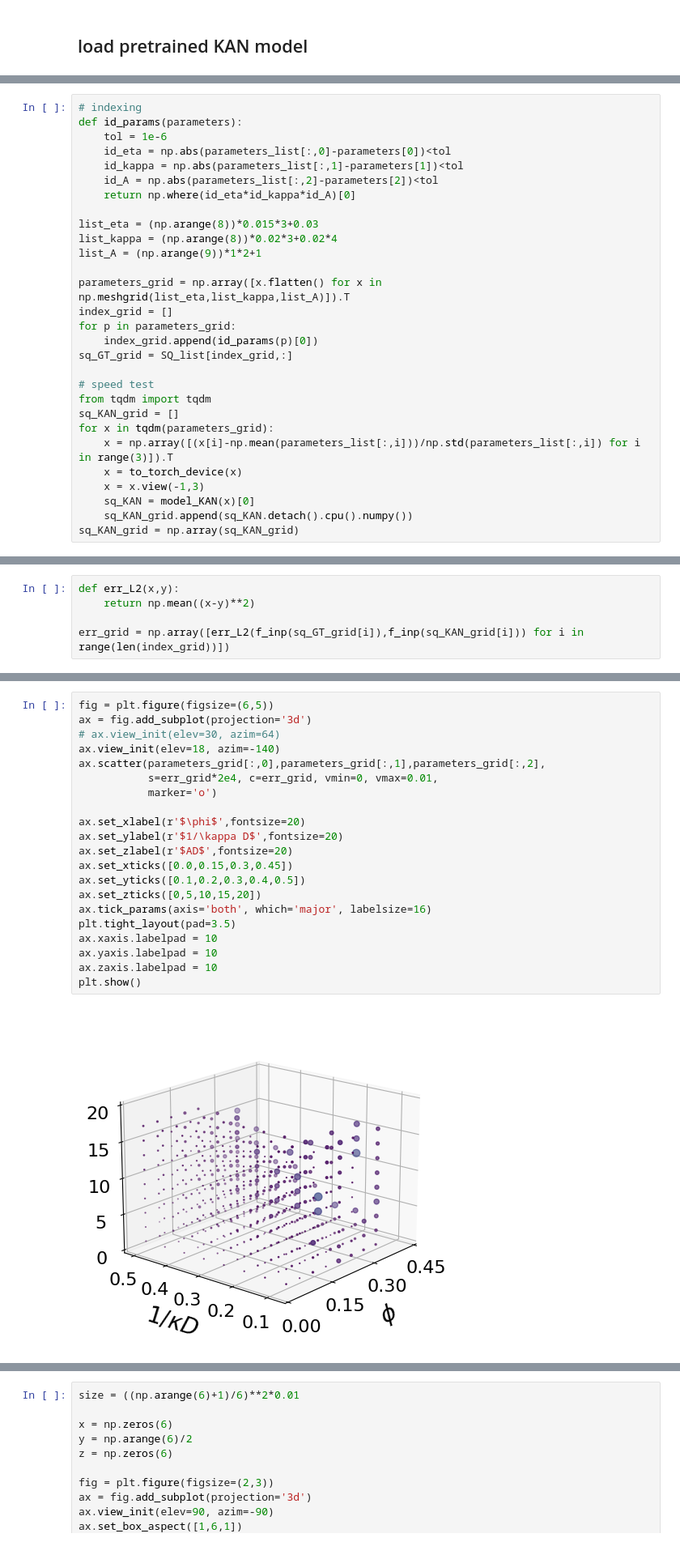
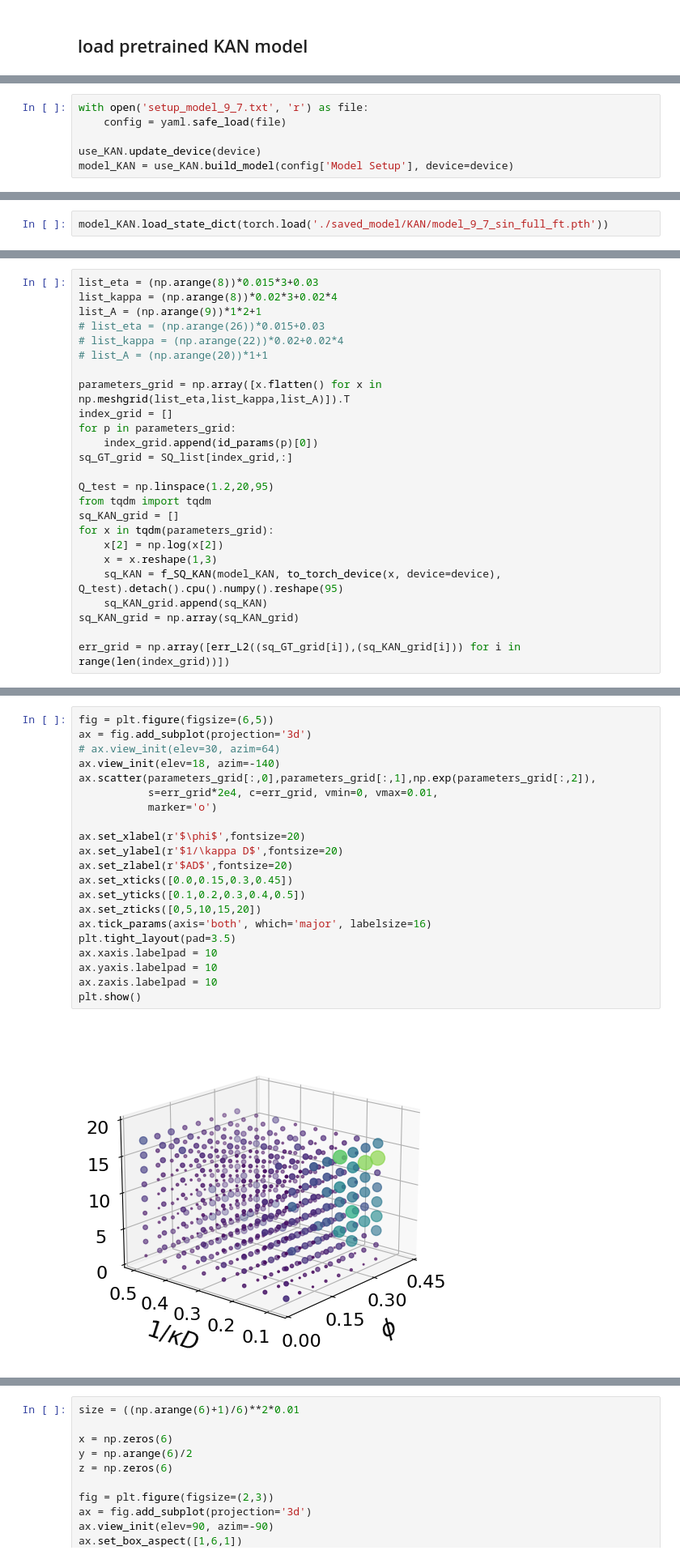
Before and after one commit to ch-tung/SQ_KAN, a Jupyter notebook: benchmark_KAN.ipynb, the cells around one changed output, grey strips where cells are left out. Shown at 81% size. Cells and saved outputs as stored; diff of their text form.

```diff
--- a/benchmark_KAN.ipynb
+++ b/benchmark_KAN.ipynb
@@ -219,0 +115,6 @@ model_test = model_KAN.kan
+# %%
+with open('setup_model_9_7.txt', 'r') as file:
+    config = yaml.safe_load(file)
+
+use_KAN.update_device(device)
+model_KAN = use_KAN.build_model(config['Model Setup'], device=device)
@@ -219,0 +128,2 @@ model_test = model_KAN.kan
+# %%
+model_KAN.load_state_dict(torch.load('./saved_model/KAN/model_9_7_sin_full_ft.pth'))
@@ -220,15 +195,10 @@ model_test = model_KAN.kan
 # %%
-# indexing
-def id_params(parameters):
-    tol = 1e-6
-    id_eta = np.abs(parameters_list[:,0]-parameters[0])<tol
-    id_kappa = np.abs(parameters_list[:,1]-parameters[1])<tol
-    id_A = np.abs(parameters_list[:,2]-parameters[2])<tol
-    return np.where(id_eta*id_kappa*id_A)[0]
-
 list_eta = (np.arange(8))*0.015*3+0.03
 list_kappa = (np.arange(8))*0.02*3+0.02*4
 list_A = (np.arange(9))*1*2+1
+# list_eta = (np.arange(26))*0.015+0.03
+# list_kappa = (np.arange(22))*0.02+0.02*4
+# list_A = (np.arange(20))*1+1
 
 parameters_grid = np.array([x.flatten() for x in np.meshgrid(list_eta,list_kappa,list_A)]).T
 index_grid = []
@@ -236,13 +206,14 @@ for p in parameters_grid:
     index_grid.append(id_params(p)[0])
 sq_GT_grid = SQ_list[index_grid,:]
 
-# speed test
+Q_test = np.linspace(1.2,20,95)
 from tqdm import tqdm
 sq_KAN_grid = []
 for x in tqdm(parameters_grid):
-    x = np.array([(x[i]-np.mean(parameters_list[:,i]))/np.std(parameters_list[:,i]) for i in range(3)]).T
-    x = to_torch_device(x)
-    x = x.view(-1,3)
-    sq_KAN = model_KAN(x)[0]
-    sq_KAN_grid.append(sq_KAN.detach().cpu().numpy())
+    x[2] = np.log(x[2])
+    x = x.reshape(1,3)
+    sq_KAN = f_SQ_KAN(model_KAN, to_torch_device(x, device=device), Q_test).detach().cpu().numpy().reshape(95)
+    sq_KAN_grid.append(sq_KAN)
 sq_KAN_grid = np.array(sq_KAN_grid)
+
+err_grid = np.array([err_L2((sq_GT_grid[i]),(sq_KAN_grid[i])) for i in range(len(index_grid))])
@@ -283,5 +219,0 @@ ax.plot(Q_random.detach().cpu().numpy()*20+10, sq_KAN,"-.")
-# %%
-def err_L2(x,y):
-    return np.mean((x-y)**2)
-
-err_grid = np.array([err_L2(f_inp(sq_GT_grid[i]),f_inp(sq_KAN_grid[i])) for i in range(len(index_grid))])
@@ -288,23 +222,23 @@ err_grid = np.array([err_L2(f_inp(sq_GT_grid[i]),f_inp(sq_KAN_grid[i])) for i in
 # %%
 fig = plt.figure(figsize=(6,5))
 ax = fig.add_subplot(projection='3d')
 # ax.view_init(elev=30, azim=64)
 ax.view_init(elev=18, azim=-140)
-ax.scatter(parameters_grid[:,0],parameters_grid[:,1],parameters_grid[:,2],
+ax.scatter(parameters_grid[:,0],parameters_grid[:,1],np.exp(parameters_grid[:,2]),
            s=err_grid*2e4, c=err_grid, vmin=0, vmax=0.01,
            marker='o')
 
 ax.set_xlabel(r'$\phi$',fontsize=20)
 ax.set_ylabel(r'$1/\kappa D$',fontsize=20)
 ax.set_zlabel(r'$AD$',fontsize=20)
 ax.set_xticks([0.0,0.15,0.3,0.45])
 ax.set_yticks([0.1,0.2,0.3,0.4,0.5])
 ax.set_zticks([0,5,10,15,20])
 ax.tick_params(axis='both', which='major', labelsize=16)
 plt.tight_layout(pad=3.5)
 ax.xaxis.labelpad = 10
 ax.yaxis.labelpad = 10
 ax.zaxis.labelpad = 10
 plt.show()
 # %% [output]
-[figure, old version]
+[figure, new version]
```
Also changed, not shown: parts of 23 cells of this notebook, 6 other files.
